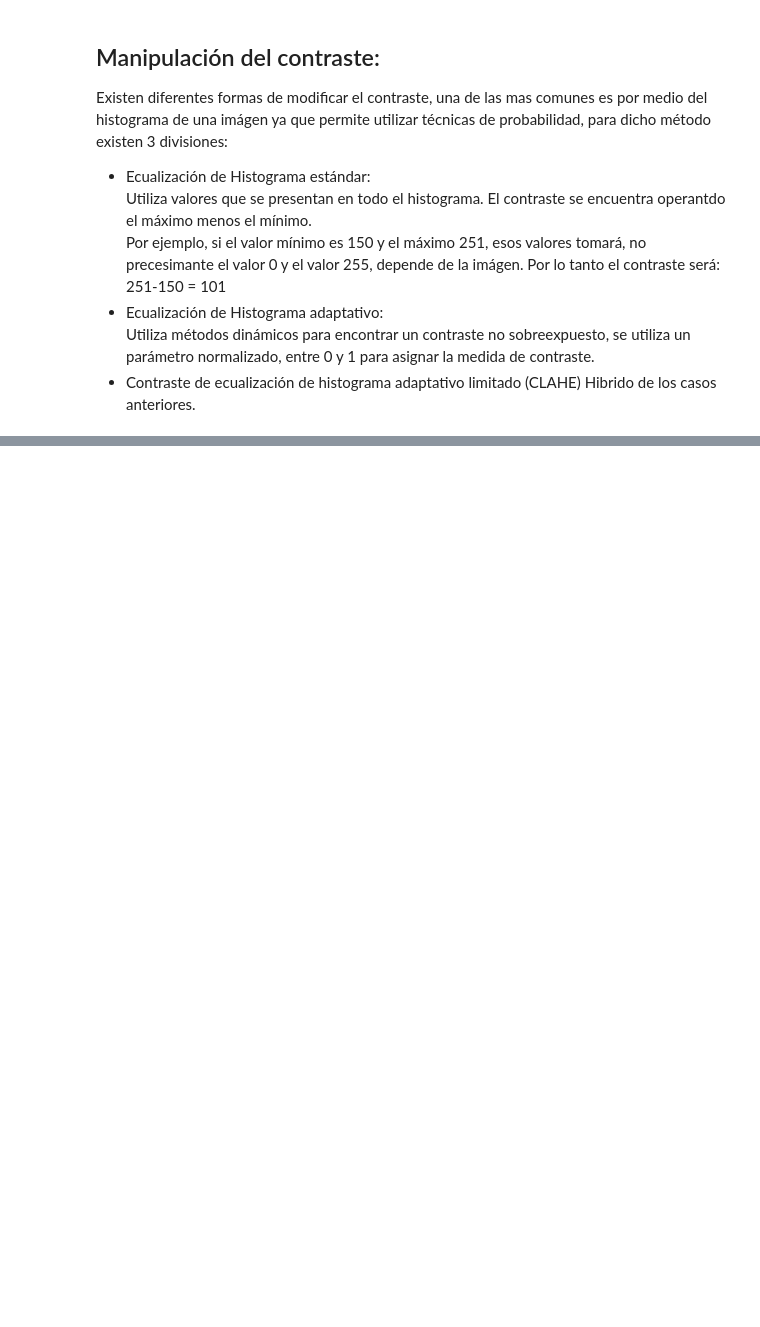
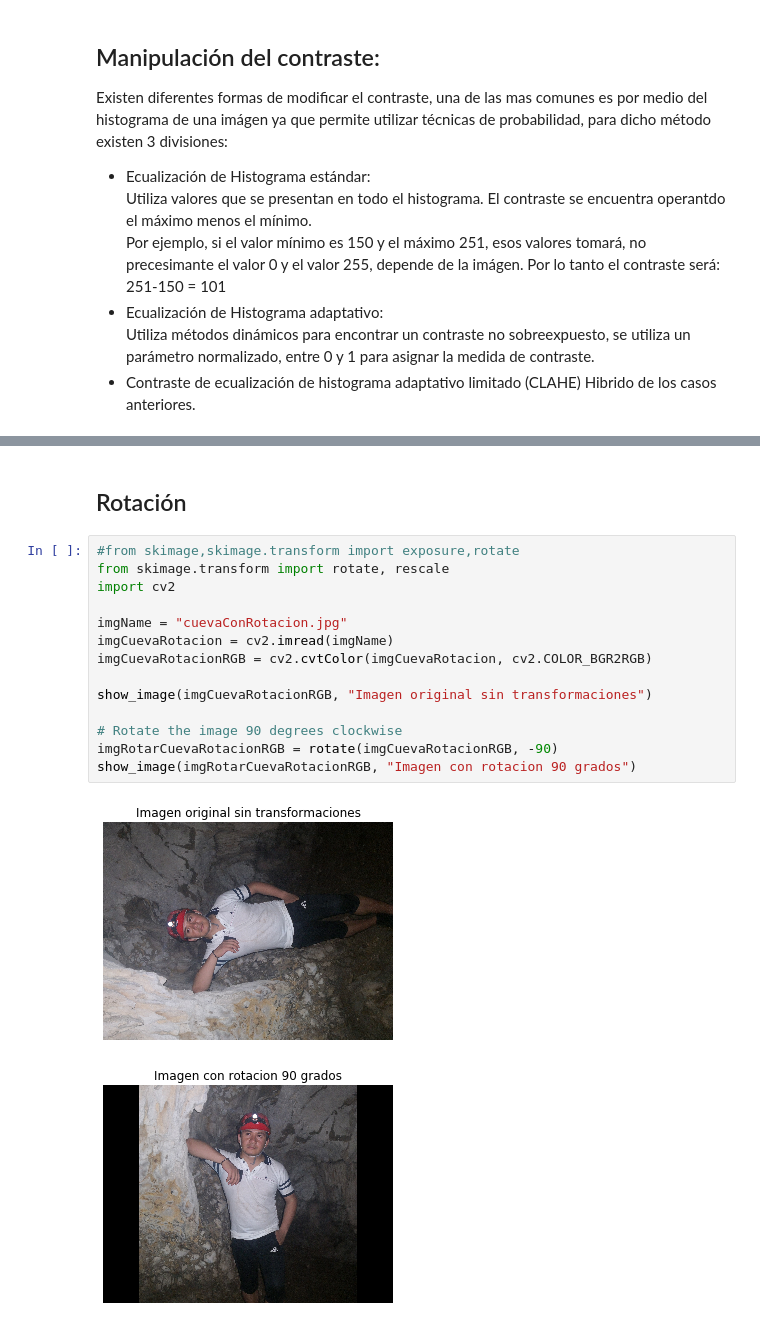
Before and after one commit to epinedaWorks/ProcesadoDeImagenes, a Jupyter notebook: ProcesamientoDeImagenesParte2.ipynb, the cells around one changed output, grey strips where cells are left out. Saved outputs shown, nothing was run; the diff lists cells and outputs as text; blank space fills up the shorter version.

Commit message:
Rotaciones

```diff
--- a/ProcesamientoDeImagenesParte2.ipynb
+++ b/ProcesamientoDeImagenesParte2.ipynb
@@ -206,0 +254,19 @@ Histograma:
+# %% [markdown]
+## Rotación
+# %%
+#from skimage,skimage.transform import exposure,rotate
+from skimage.transform import rotate, rescale
+import cv2
+
+imgName = "cuevaConRotacion.jpg"
+imgCuevaRotacion = cv2.imread(imgName)
+imgCuevaRotacionRGB = cv2.cvtColor(imgCuevaRotacion, cv2.COLOR_BGR2RGB)
+
+show_image(imgCuevaRotacionRGB, "Imagen original sin transformaciones")
+
+# Rotate the image 90 degrees clockwise
+imgRotarCuevaRotacionRGB = rotate(imgCuevaRotacionRGB, -90)
+show_image(imgRotarCuevaRotacionRGB, "Imagen con rotacion 90 grados")
+# %% [output]
+[figure, added]
+[figure, added]
```
Also changed, not shown: parts of 15 cells of this notebook, 8 other files.
